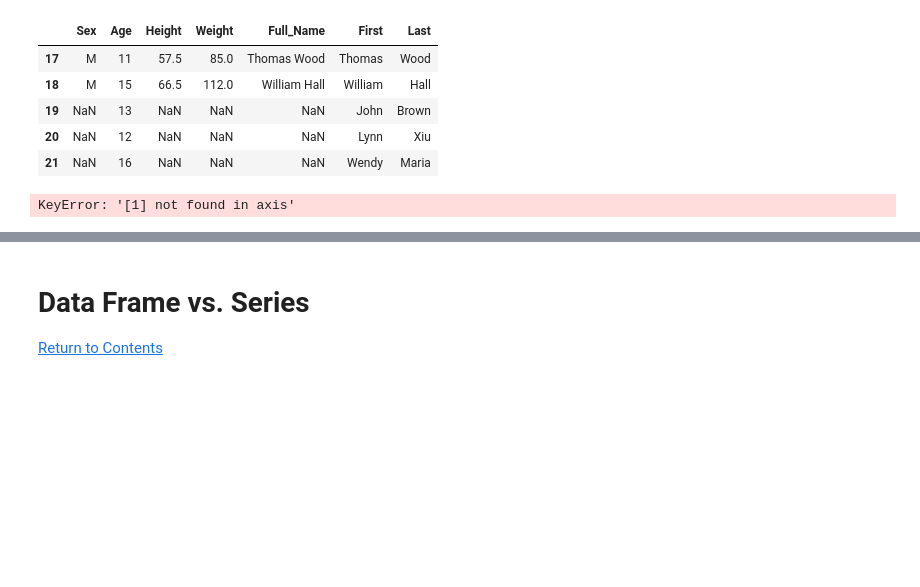
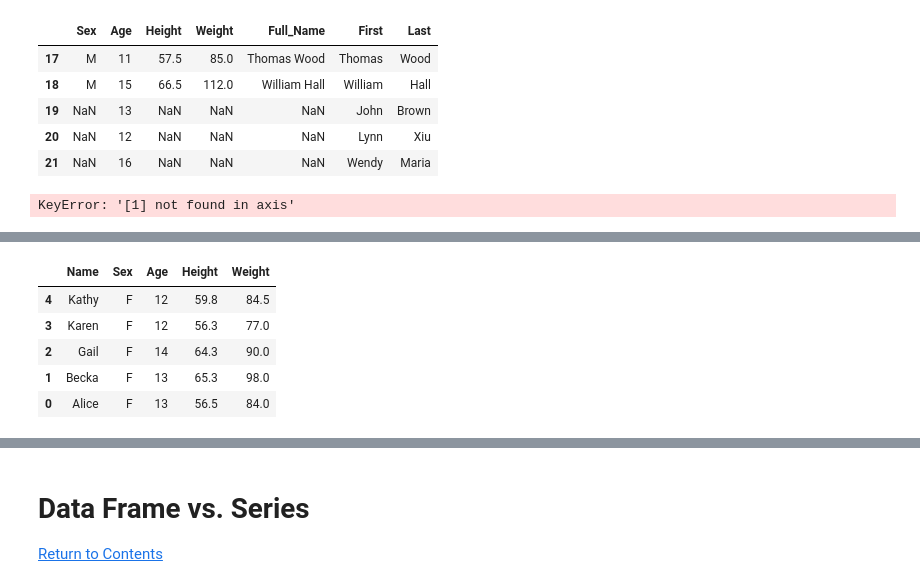
Before and after one commit to User-zwj/Pandas-Practice, a Jupyter notebook: Pandas Exercise.ipynb, the cells around one changed output, grey strips where cells are left out. Cells and saved outputs as stored; diff of their text form; code cells hidden in the pictures; blank space fills up the shorter version.

```diff
--- a/Pandas Exercise.ipynb
+++ b/Pandas Exercise.ipynb
@@ -1448,7 +1450,7 @@ df.append(df_eg, ignore_index=True, sort=False).tail()   #no inplace option
 | 20 | NaN | 12 | NaN | NaN | NaN | Lynn | Xiu |
 | 21 | NaN | 16 | NaN | NaN | NaN | Wendy | Maria |
 # %%
-df = df.append(df_eg, ignore_index=True, sort=False).tail()
+df = df.append(df_eg, ignore_index=True, sort=False)
 df.tail()
 # %% [output]
 |  | Sex | Age | Height | Weight | Full_Name | First | Last |
@@ -1468,0 +1487,3 @@ SyntaxError: invalid syntax (<ipython-input-26-e0dbdcbb8c14>, line 2)
+# %%
+df_sort = df.iloc[0:5]
+df_sort
@@ -1468,0 +1506,9 @@ SyntaxError: invalid syntax (<ipython-input-26-e0dbdcbb8c14>, line 2)
+# %%
+df_sort.sort_values(by = 'Name', ascending = False)
+# %% [output]
+|  | Name | Sex | Age | Height | Weight |
+| 4 | Kathy | F | 12 | 59.8 | 84.5 |
+| 3 | Karen | F | 12 | 56.3 | 77.0 |
+| 2 | Gail | F | 14 | 64.3 | 90.0 |
+| 1 | Becka | F | 13 | 65.3 | 98.0 |
+| 0 | Alice | F | 13 | 56.5 | 84.0 |
```
Also changed, not shown: parts of 19 cells of this notebook.
